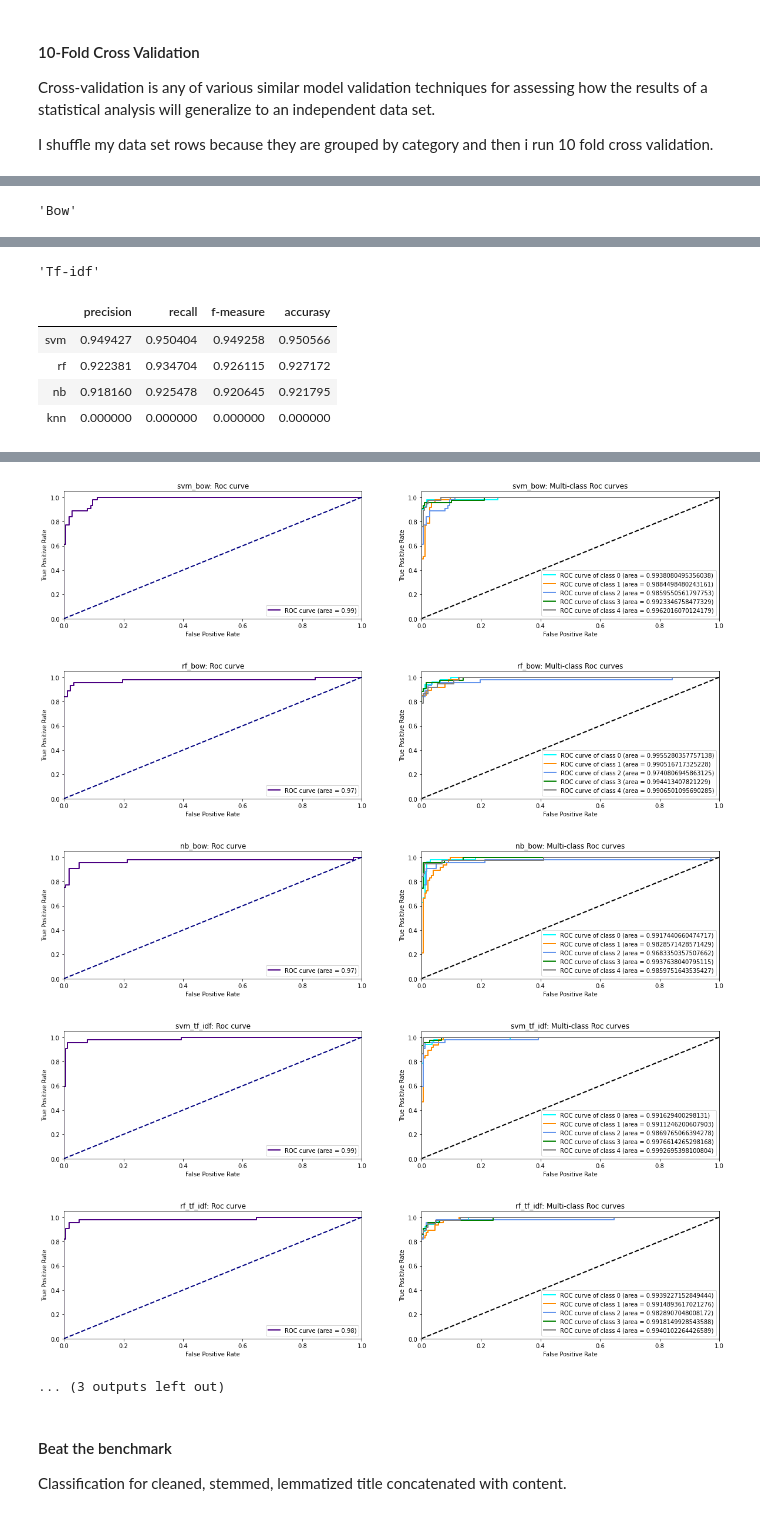
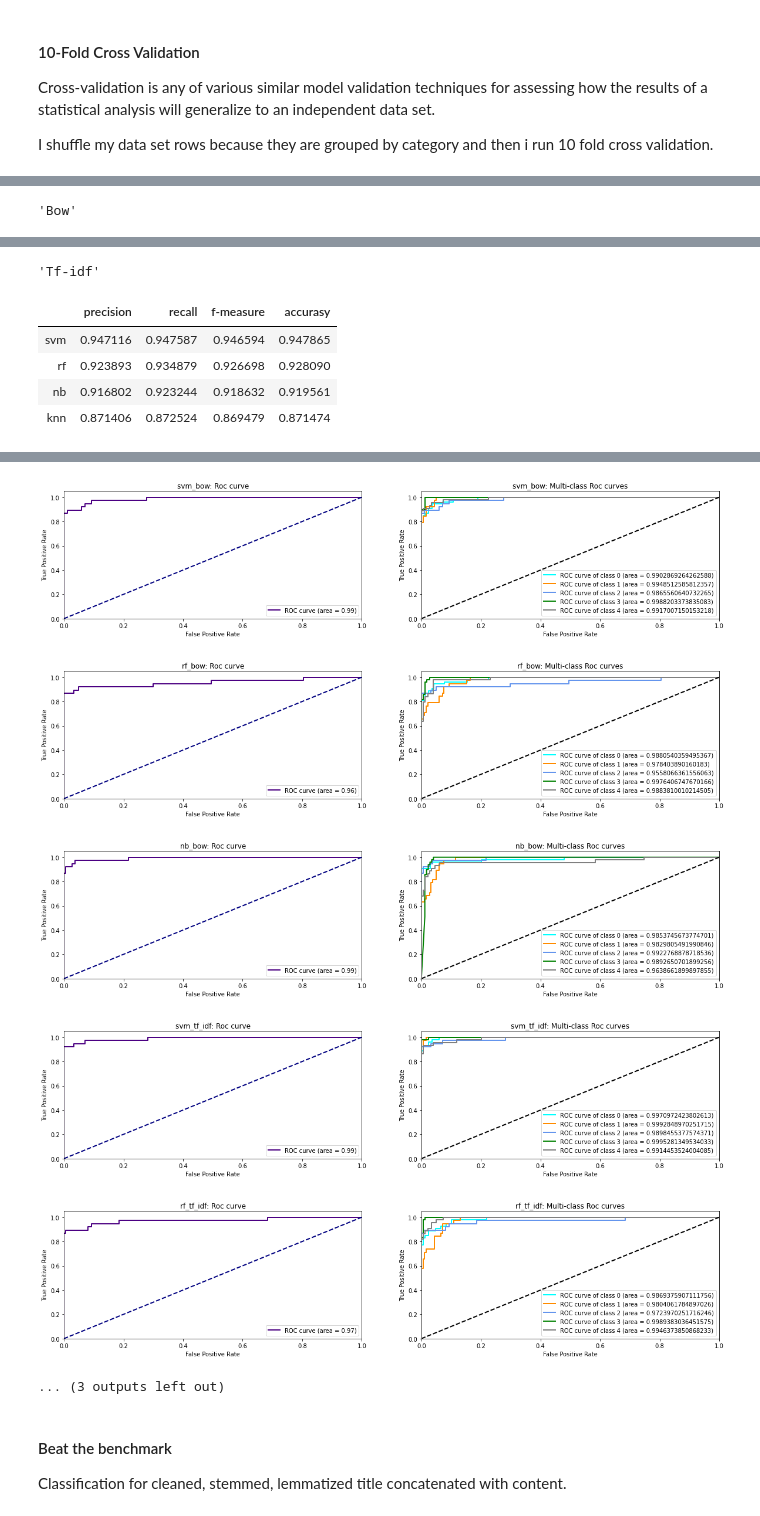
Before and after one commit to alexiszamanidis/news_articles_text_mining, a Jupyter notebook: news.ipynb, the cells around one changed output, grey strips where cells are left out. Cells and saved outputs as stored; diff of their text form; code cells hidden in the pictures.

```diff
--- a/news.ipynb
+++ b/news.ipynb
@@ -577,7 +577,7 @@ def run_model(model_name,report,best_params,train_X,train_Y,test_X,test_Y,plot_r
     report.loc[model_name,"f-measure"] += f1_score(prediction, test_Y,average='macro')
     report.loc[model_name,"accurasy"] += accuracy_score(prediction, test_Y)
     # PLOT ROC CURVES
-    if plot_roc_curves is True:
+    if ((plot_roc_curves is True) and (model_name is not "knn")):
         roc_plot(model_name,model,train_X,train_Y,test_X,test_Y,mode)
 
 # execute_models: EXECUTES ALL THE MODELS AND SHOWS THE ACCURACY OF EACH ONE
@@ -601,7 +601,7 @@ def execute_models(train_X,train_Y,test_X,test_Y,mode,report,plot_roc_curves):
     # RUN NB MODEL
     run_model("nb",report,best_params,train_X,train_Y,test_X,test_Y,plot_roc_curves,mode)
     # RUN KNN MODEL
-    #run_model("knn",report,None,train_X,train_Y,test_X,test_Y,plot_roc_curves,mode)
+    run_model("knn",report,None,train_X,train_Y,test_X,test_Y,plot_roc_curves,mode)
 
 # classification: RUNS ALL THE CLASSIFICATION ALGORITHMS FOR BOW AND TF-IDF
 def classification(train_set,test_set,column,bow_report,tf_idf_report,plot_roc_curves=False):
@@ -694,11 +694,14 @@ def k_fold_cross_validation(splits,dataframe,columns,column,roc_plot=False):
     report_columns=["precision","recall","f-measure","accurasy"]
     bow_report[report_columns] /= splits
     tf_idf_report[report_columns] /= splits
-    display_report(bow_report,tf_idf_report,column,True)
+    display_report(bow_report,tf_idf_report,column,roc_plot)
 
 # SHUFFLE DATASET BECAUSE IT IS GROYPED BY CATEGORY
 shuffled_data_set = data_set.sample(frac=1).reset_index(drop=True)
 
+# HIDE WARNINGS
+warnings.filterwarnings("ignore")
+
 columns = ["id","title","content","category","category_id","clean_title_and_content_stems_lemmas"]
 k_fold_cross_validation(10,shuffled_data_set,columns,"content",True)
 # %% [output]
@@ -713,6 +716,6 @@ k_fold_cross_validation(10,shuffled_data_set,columns,"content",True)
 'Tf-idf'
 |  | precision | recall | f-measure | accurasy |
-| svm | 0.949427 | 0.950404 | 0.949258 | 0.950566 |
-| rf | 0.922381 | 0.934704 | 0.926115 | 0.927172 |
-| nb | 0.918160 | 0.925478 | 0.920645 | 0.921795 |
-| knn | 0.000000 | 0.000000 | 0.000000 | 0.000000 |
+| svm | 0.947116 | 0.947587 | 0.946594 | 0.947865 |
+| rf | 0.923893 | 0.934879 | 0.926698 | 0.928090 |
+| nb | 0.916802 | 0.923244 | 0.918632 | 0.919561 |
+| knn | 0.871406 | 0.872524 | 0.869479 | 0.871474 |
@@ -720,8 +723,8 @@ Wall time: 5min 4s
-[figure, old version]
+[figure, new version]
-[figure, old version]
+[figure, new version]
-[figure, old version]
+[figure, new version]
-[figure, old version]
+[figure, new version]
-[figure, old version]
+[figure, new version]
 ... (3 outputs left out)
 # %% [markdown]
 #### Beat the benchmark
```
Also changed, not shown: parts of 6 cells of this notebook, 8 other files.
